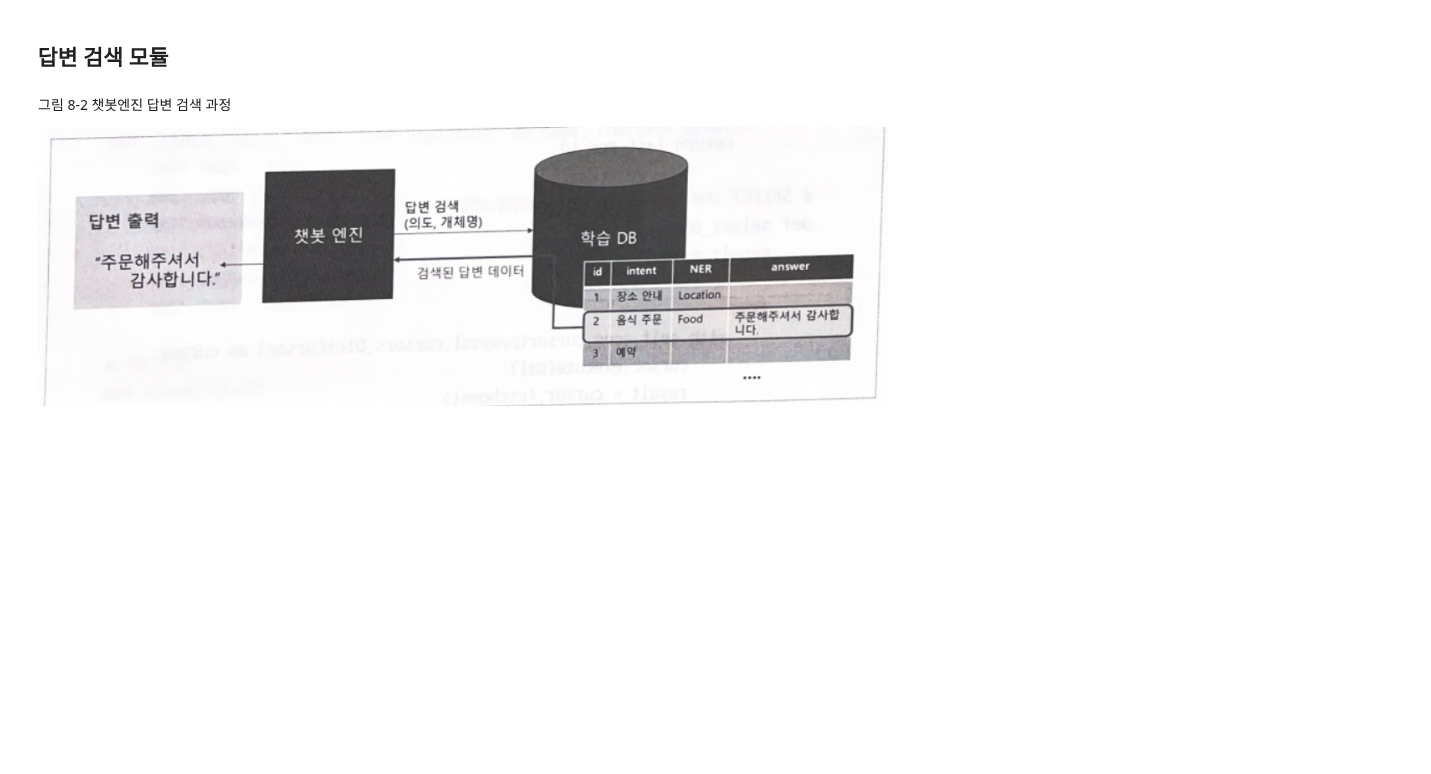
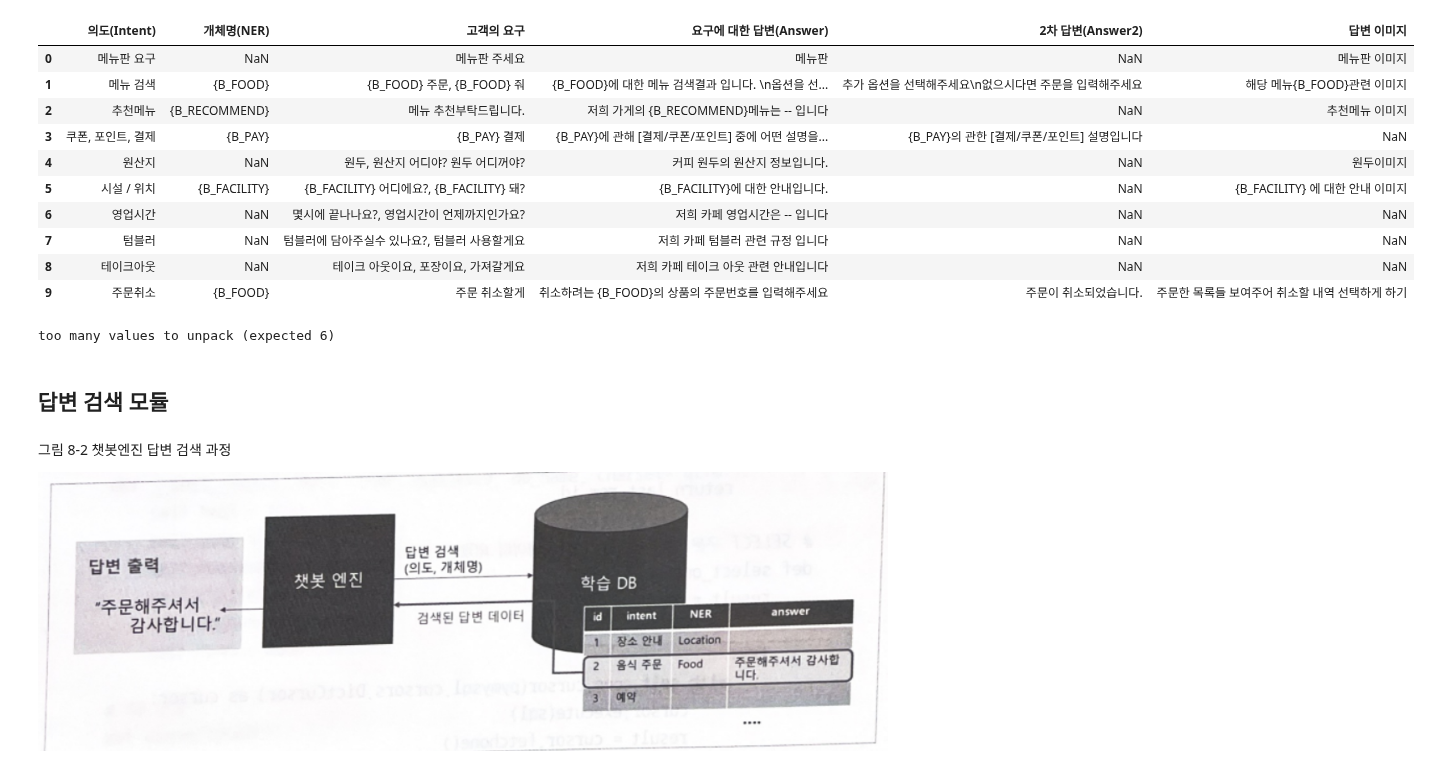
Before and after one commit to RockhoRockho/Chatbot_FG, a Jupyter notebook: FindAnswer & FSM.ipynb, the cells around one changed output. Cells and saved outputs as stored; diff of their text form; code cells hidden in the pictures; blank space fills up the shorter version.

```diff
--- a/FindAnswer & FSM.ipynb
+++ b/FindAnswer & FSM.ipynb
@@ -0,0 +49,15 @@
+# %%
+df = pd.read_excel(r'train_tools/qna/Answer_data.xlsx')
+df
+# %% [output]
+|  | 의도(Intent) | 개체명(NER) | 고객의 요구 | 요구에 대한 답변(Answer) | 2차 답변(Answer2) | 답변 이미지 |
+| 0 | 메뉴판 요구 | NaN | 메뉴판 주세요 | 메뉴판 | NaN | 메뉴판 이미지 |
+| 1 | 메뉴 검색 | {B_FOOD} | {B_FOOD} 주문, {B_FOOD} 줘 | {B_FOOD}에 대한 메뉴 검색결과 입니다. \n옵션을 선... | 추가 옵션을 선택해주세요\n없으시다면 주문을 입력해주세요 | 해당 메뉴{B_FOOD}관련 이미지 |
+| 2 | 추천메뉴 | {B_RECOMMEND} | 메뉴 추천부탁드립니다. | 저희 가게의 {B_RECOMMEND}메뉴는 -- 입니다 | NaN | 추천메뉴 이미지 |
+| 3 | 쿠폰, 포인트, 결제 | {B_PAY} | {B_PAY} 결제 | {B_PAY}에 관해 [결제/쿠폰/포인트] 중에 어떤 설명을... | {B_PAY}의 관한 [결제/쿠폰/포인트] 설명입니다 | NaN |
+| 4 | 원산지 | NaN | 원두, 원산지 어디야? 원두 어디꺼야? | 커피 원두의 원산지 정보입니다. | NaN | 원두이미지 |
+| 5 | 시설 / 위치 | {B_FACILITY} | {B_FACILITY} 어디에요?, {B_FACILITY} 돼? | {B_FACILITY}에 대한 안내입니다. | NaN | {B_FACILITY} 에 대한 안내 이미지 |
+| 6 | 영업시간 | NaN | 몇시에 끝나나요?, 영업시간이 언제까지인가요? | 저희 카페 영업시간은 -- 입니다 | NaN | NaN |
+| 7 | 텀블러 | NaN | 텀블러에 담아주실수 있나요?, 텀블러 사용할게요 | 저희 카페 텀블러 관련 규정 입니다 | NaN | NaN |
+| 8 | 테이크아웃 | NaN | 테이크 아웃이요, 포장이요, 가져갈게요 | 저희 카페 테이크 아웃 관련 안내입니다 | NaN | NaN |
+| 9 | 주문취소 | {B_FOOD} | 주문 취소할게 | 취소하려는 {B_FOOD}의 상품의 주문번호를 입력해주세요 | 주문이 취소되었습니다. | 주문한 목록들 보여주어 취소할 내역 선택하게 하기 |
@@ -1,3 +105,35 @@
+# %%
+train_file = r'./train_tools/qna/Answer_data.xlsx'
+db = None
+try:
+    db = pymysql.connect(
+        host=DB_HOST,
+        user=DB_USER,
+        passwd=DB_PASSWORD,
+        db=DB_NAME,
+        charset='utf8'
+    )
+
+    # 기존 학습 데이터 초기화
+    all_clear_train_data(db)
+
+    # 학습 엑셀 파일 불러오기
+    wb = openpyxl.load_workbook(train_file)
+    sheet = wb['Answer_data']
+    for row in sheet.iter_rows(min_row=2): # 해더는 불러오지 않음
+        # 데이터 저장
+        insert_data(db, row)
+
+    wb.close()
+
+except Exception as e:
+    print(e)
+
+finally:
+    if db is not None:
+        db.close()
+# %% [output]
+too many values to unpack (expected 6)
 # %%
 import pymysql
 import pymysql.cursors
```
Also changed, not shown: parts of 6 cells of this notebook, 4 other files.
